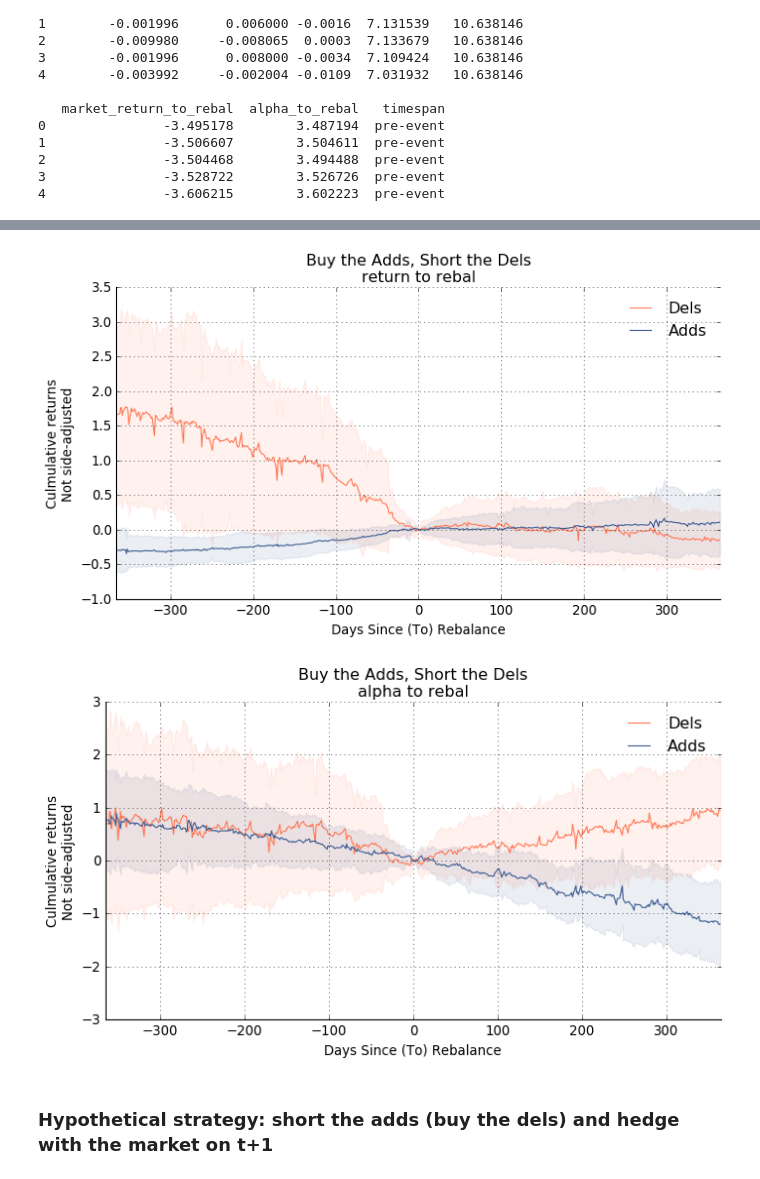
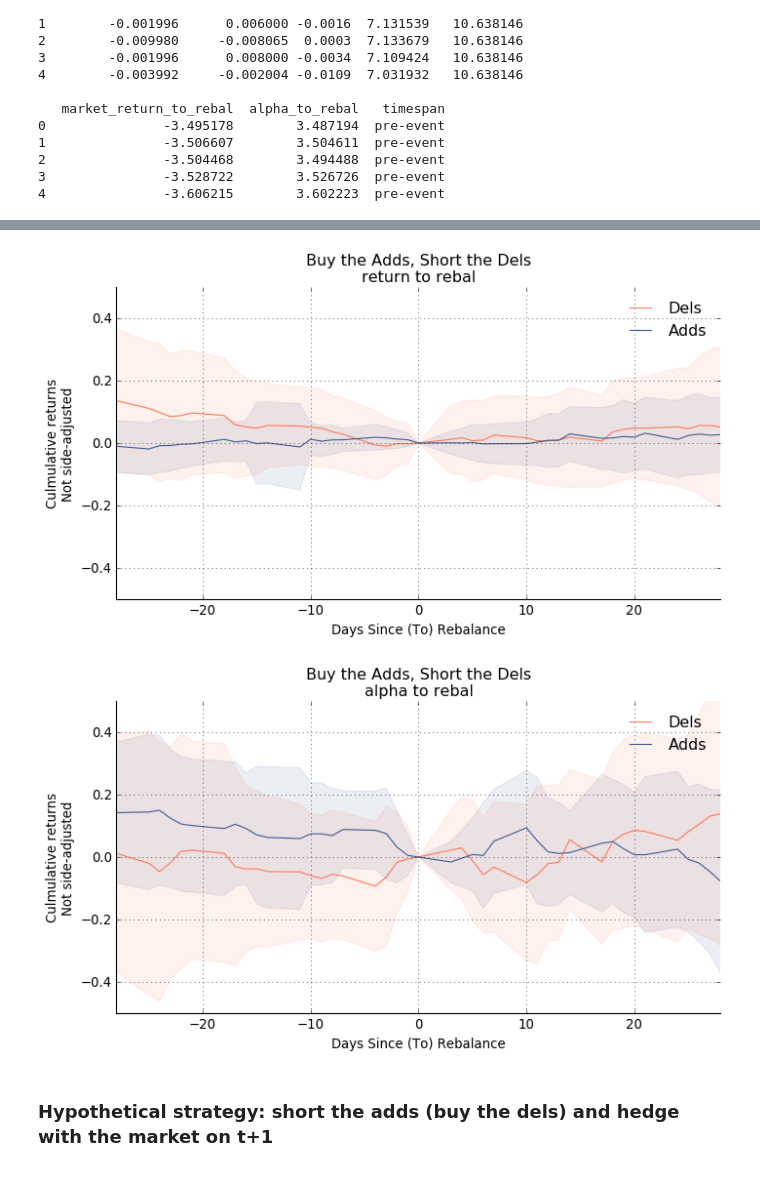
Before and after one commit to ebryce/Portfolio-Risk, a Jupyter notebook: thesis.ipynb, the cells around one changed output, grey strips where cells are left out. Saved outputs shown, nothing was run; the diff lists cells and outputs as text; code cells hidden in the pictures.

```diff
--- a/thesis.ipynb
+++ b/thesis.ipynb
@@ -264,38 +272,37 @@ for factor in ['return_to_rebal','alpha_to_rebal']:
     ax = fig.add_subplot(1, 1, 1)
 
     ax.spines['left'].set_visible(True)
     ax.spines['top'].set_visible(False)
     ax.spines['right'].set_visible(False)
     ax.spines['bottom'].set_visible(True)
     ax.grid(True,axis='both',linestyle=':')
 
     sides = {'Dels':-1,'Adds':1}
     colors = {'Dels':'xkcd:melon','Adds':'xkcd:denim blue'}
     for side in sides.keys():
 
         ax.plot(by_side[by_side['flag']==sides[side]]['d'],
                 by_side[by_side['flag']==sides[side]][factor]['mean']*sides[side],
                 color=colors[side])
 
         ax.fill_between(by_side[by_side['flag']==sides[side]]['d'],
                         (by_side[by_side['flag']==sides[side]][factor]['mean']-by_side[by_side['flag']==sides[side]][factor]['std'])*sides[side],
                         (by_side[by_side['flag']==sides[side]][factor]['mean']+by_side[by_side['flag']==sides[side]][factor]['std'])*sides[side],
                         color=colors[side], alpha=0.1)
 
     ax.legend(sides.keys(), frameon=False, loc='best')
 
     plt.title('Buy the Adds, Short the Dels\n{Factor}'.format(Factor=factor.replace('_',' ')))
     plt.ylabel('Culmulative returns\nNot side-adjusted')
     plt.xlabel('Days Since (To) Rebalance')
 
-    xlim = [-365,365]
-
-    plt.xlim(xlim)
+    plt.xlim(time_range)
+    plt.ylim(-0.5,0.5)
     plt.show()
     #plt.ylim(ylim)
 # %% [output]
-[figure, old version]
+[figure, new version]
-[figure, old version]
+[figure, new version]
 # %% [markdown]
 ### Hypothetical strategy: short the adds (buy the dels) and hedge with the market on t+1
 # %%
```
Also changed, not shown: parts of 23 cells of this notebook.
